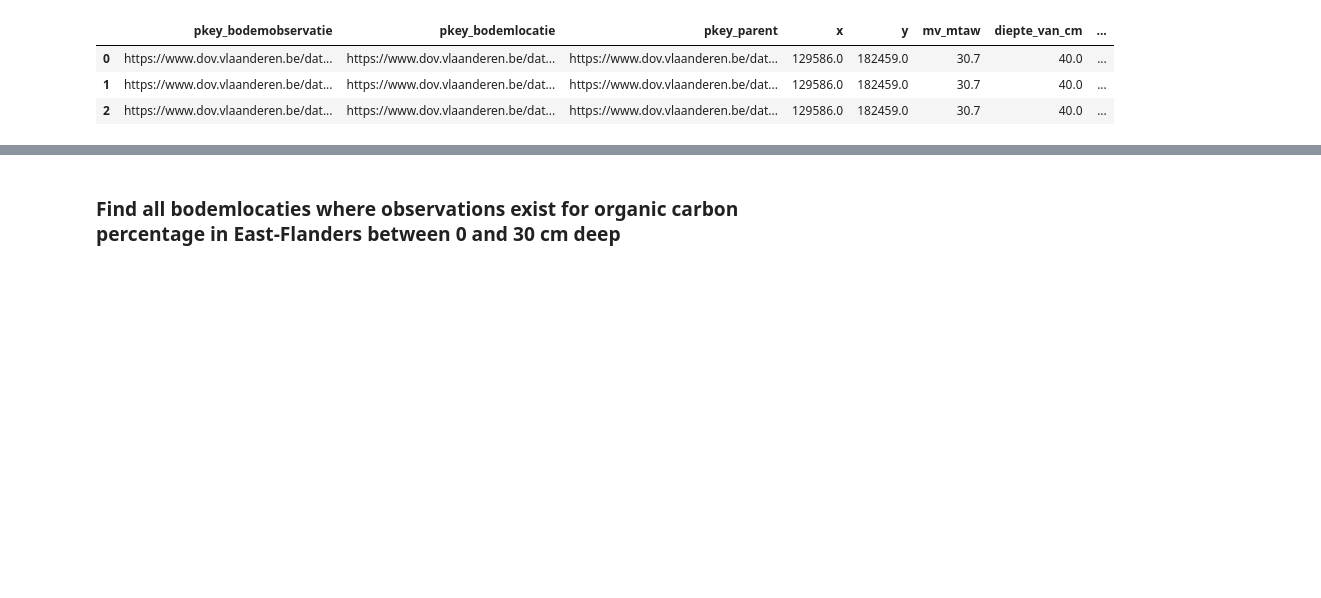
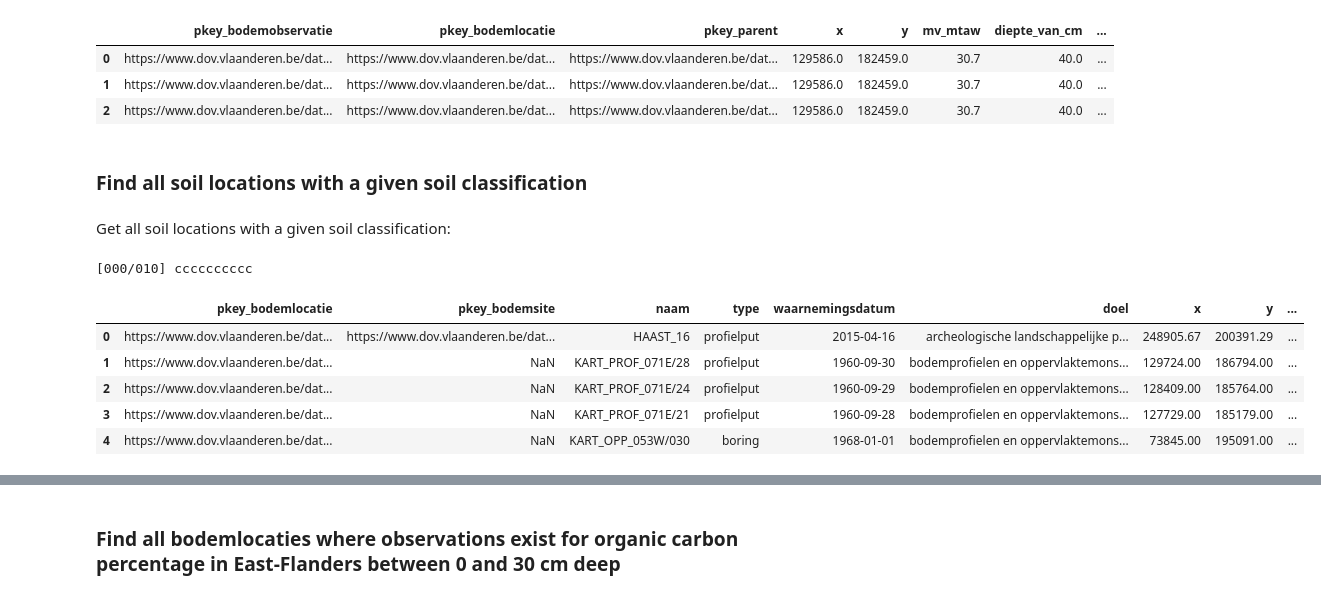
Before and after one commit to DOV-Vlaanderen/pydov, a Jupyter notebook: docs/notebooks/search_bodem.ipynb, the cells around one changed output, grey strips where cells are left out. Drawn from its saved outputs; the diff is of its cells as text; code cells hidden in the pictures; blank space fills up the shorter version.

```diff
--- a/docs/notebooks/search_bodem.ipynb
+++ b/docs/notebooks/search_bodem.ipynb
@@ -230,3 +232,28 @@ bodemobservaties.head()
 | 0 | https://www.dov.vlaanderen.be/dat... | https://www.dov.vlaanderen.be/dat... | https://www.dov.vlaanderen.be/dat... | 129586.0 | 182459.0 | 30.7 | 40.0 | ... |
 | 1 | https://www.dov.vlaanderen.be/dat... | https://www.dov.vlaanderen.be/dat... | https://www.dov.vlaanderen.be/dat... | 129586.0 | 182459.0 | 30.7 | 40.0 | ... |
 | 2 | https://www.dov.vlaanderen.be/dat... | https://www.dov.vlaanderen.be/dat... | https://www.dov.vlaanderen.be/dat... | 129586.0 | 182459.0 | 30.7 | 40.0 | ... |
+# %% [markdown]
+### Find all soil locations with a given soil classification
+# %% [markdown]
+Get all soil locations with a given soil classification:
+# %%
+from owslib.fes import PropertyIsEqualTo
+from pydov.util.query import Join
+
+from pydov.search.bodemclassificatie import BodemclassificatieSearch
+from pydov.search.bodemlocatie import BodemlocatieSearch
+
+bodemclassificatie = BodemclassificatieSearch()
+bl_Scbz = bodemclassificatie.search(query=PropertyIsEqualTo('bodemtype', 'Scbz'), return_fields=['pkey_bodemlocatie'])
+
+bodemlocatie = BodemlocatieSearch()
+bl = bodemlocatie.search(query=Join(bl_Scbz, 'pkey_bodemlocatie'))
+bl.head()
+# %% [output]
+[000/010] cccccccccc
+|  | pkey_bodemlocatie | pkey_bodemsite | naam | type | waarnemingsdatum | doel | x | y | ... |
+| 0 | https://www.dov.vlaanderen.be/dat... | https://www.dov.vlaanderen.be/dat... | HAAST_16 | profielput | 2015-04-16 | archeologische landschappelijke p... | 248905.67 | 200391.29 | ... |
+| 1 | https://www.dov.vlaanderen.be/dat... | NaN | KART_PROF_071E/28 | profielput | 1960-09-30 | bodemprofielen en oppervlaktemons... | 129724.00 | 186794.00 | ... |
+| 2 | https://www.dov.vlaanderen.be/dat... | NaN | KART_PROF_071E/24 | profielput | 1960-09-29 | bodemprofielen en oppervlaktemons... | 128409.00 | 185764.00 | ... |
+| 3 | https://www.dov.vlaanderen.be/dat... | NaN | KART_PROF_071E/21 | profielput | 1960-09-28 | bodemprofielen en oppervlaktemons... | 127729.00 | 185179.00 | ... |
+| 4 | https://www.dov.vlaanderen.be/dat... | NaN | KART_OPP_053W/030 | boring | 1968-01-01 | bodemprofielen en oppervlaktemons... | 73845.00 | 195091.00 | ... |
```
Also changed, not shown: parts of 7 cells of this notebook.
